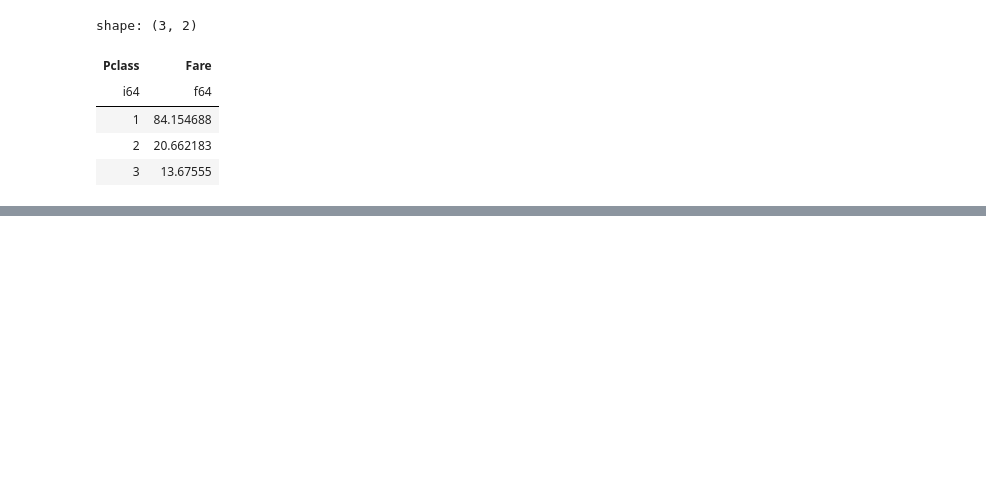
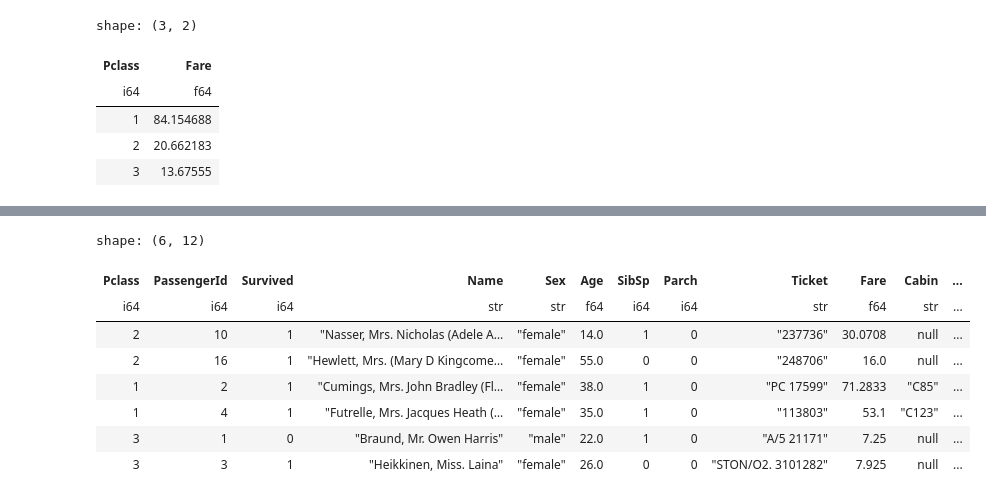
Before and after one commit to yukikitayama/data-analysis, a Jupyter notebook: polars/grouping_aggregation.ipynb, the cells around one changed output, grey strips where cells are left out. Drawn from its saved outputs; the diff is of its cells as text; code cells hidden in the pictures; blank space fills up the shorter version.

Commit message:
group_by

```diff
--- a/polars/grouping_aggregation.ipynb
+++ b/polars/grouping_aggregation.ipynb
@@ -554,3 +554,6 @@ shape: (3, 2)
 | 1 | 84.154688 |
 | 2 | 20.662183 |
 | 3 | 13.67555 |
+# %%
+df = pl.read_csv(CSV_FILE)
+df.head(3)
@@ -556,0 +611,16 @@ shape: (3, 2)
+# %%
+(
+    df
+    .group_by("Pclass")
+    .head(2)
+)
+# %% [output]
+shape: (6, 12)
+| Pclass | PassengerId | Survived | Name | Sex | Age | SibSp | Parch | Ticket | Fare | Cabin | ... |
+| i64 | i64 | i64 | str | str | f64 | i64 | i64 | str | f64 | str | ... |
+| 2 | 10 | 1 | "Nasser, Mrs. Nicholas (Adele A… | "female" | 14.0 | 1 | 0 | "237736" | 30.0708 | null | ... |
+| 2 | 16 | 1 | "Hewlett, Mrs. (Mary D Kingcome… | "female" | 55.0 | 0 | 0 | "248706" | 16.0 | null | ... |
+| 1 | 2 | 1 | "Cumings, Mrs. John Bradley (Fl… | "female" | 38.0 | 1 | 0 | "PC 17599" | 71.2833 | "C85" | ... |
+| 1 | 4 | 1 | "Futrelle, Mrs. Jacques Heath (… | "female" | 35.0 | 1 | 0 | "113803" | 53.1 | "C123" | ... |
+| 3 | 1 | 0 | "Braund, Mr. Owen Harris" | "male" | 22.0 | 1 | 0 | "A/5 21171" | 7.25 | null | ... |
+| 3 | 3 | 1 | "Heikkinen, Miss. Laina" | "female" | 26.0 | 0 | 0 | "STON/O2. 3101282" | 7.925 | null | ... |
```
Also changed, not shown: parts of 23 cells of this notebook, 1 other file.
